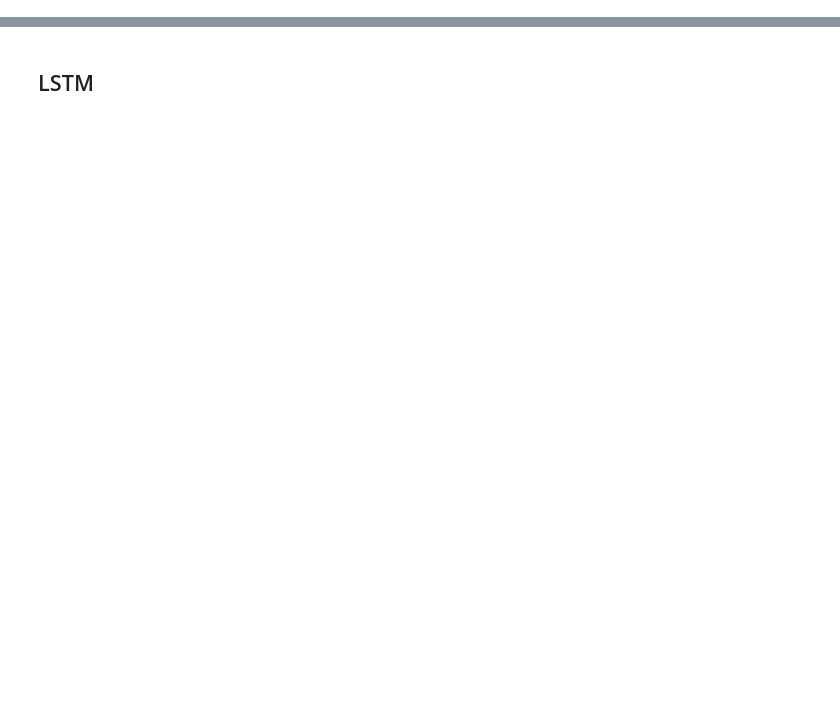
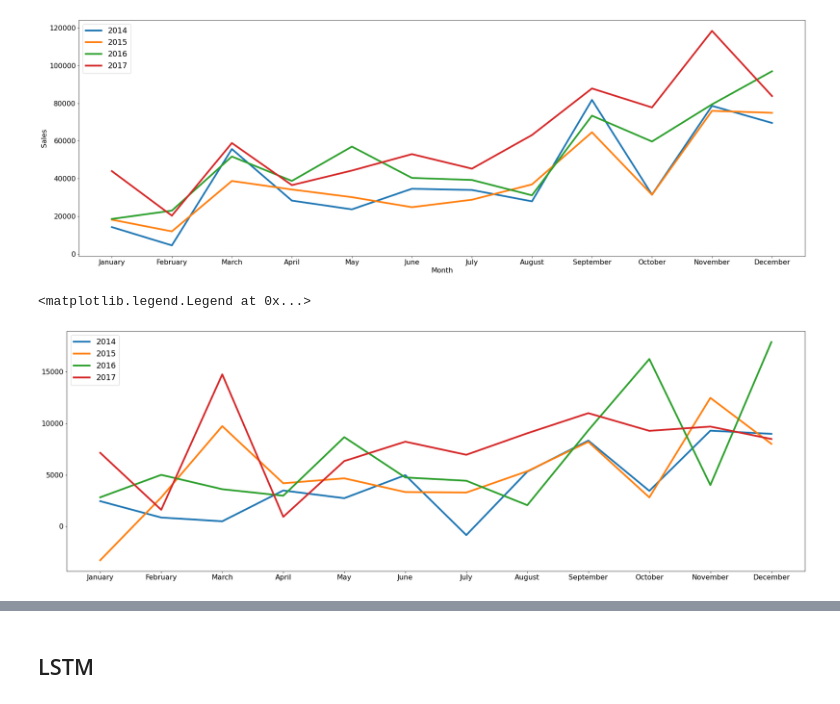
Before and after one commit to munsif246/Sales-Forecasting, a Jupyter notebook: Weekly-Sales-Forecasting.ipynb, the cells around one changed output, grey strips where cells are left out. Drawn from its saved outputs; the diff is of its cells as text; code cells hidden in the pictures; blank space fills up the shorter version.

```diff
--- a/Weekly-Sales-Forecasting.ipynb
+++ b/Weekly-Sales-Forecasting.ipynb
@@ -629,0 +268,48 @@ only showing top 20 rows
+# %%
+plt.rc('font', size=16)
+# Set the axes title font size
+plt.rc('axes', titlesize=16)
+# Set the axes labels font size
+plt.rc('axes', labelsize=16)
+# Set the font size for x tick labels
+plt.rc('xtick', labelsize=16)
+# Set the font size for y tick labels
+plt.rc('ytick', labelsize=16)
+# Set the legend font size
+plt.rc('legend', fontsize=18)
+# Set the font size of the figure title
+plt.rc('figure', titlesize=20)
+
+df_2014 = dateGrouped[dateGrouped['year']==2014][['month','Sales','Profit','Quantity']]
+df_2014 = df_2014.groupby('month').agg({"Sales" : "sum","Profit": "sum","Quantity":"sum"}).reset_index().rename(columns={'sales':'s13'})
+df_2014= Sort_Dataframeby_Month(df=df_2014,monthcolumnname='month')
+df_2015 = dateGrouped[dateGrouped['year']==2015][['month','Sales','Profit','Quantity']]
+df_2015 = df_2015.groupby('month').agg({"Sales" : "sum","Profit": "sum","Quantity":"sum"}).reset_index().rename(columns={'sales':'s13'})
+df_2015= Sort_Dataframeby_Month(df=df_2015,monthcolumnname='month')
+df_2016 = dateGrouped[dateGrouped['year']==2016][['month','Sales','Profit','Quantity']]
+df_2016 = df_2016.groupby('month').agg({"Sales" : "sum","Profit": "sum","Quantity":"sum"}).reset_index().rename(columns={'sales':'s13'})
+df_2016= Sort_Dataframeby_Month(df=df_2016,monthcolumnname='month')
+df_2017 = dateGrouped[dateGrouped['year']==2017][['month','Sales','Profit','Quantity']]
+df_2017 = df_2017.groupby('month').agg({"Sales" : "sum","Profit": "sum","Quantity":"sum"}).reset_index().rename(columns={'sales':'s13'})
+df_2017= Sort_Dataframeby_Month(df=df_2017,monthcolumnname='month')
+
+plt.figure(figsize=(30,10))
+plt.plot(df_2014.month, df_2014.Sales,label = '2014', linewidth=4)
+plt.plot(df_2015.month, df_2015.Sales, label = '2015',linewidth=4)
+plt.plot(df_2016.month, df_2016.Sales,label = '2016',linewidth=4)
+plt.plot(df_2017.month, df_2017.Sales, label = '2017', linewidth=4)
+plt.legend()
+plt.xlabel('Month')
+plt.ylabel('Sales')
+plt.show()
+
+plt.figure(figsize=(30,10))
+plt.plot(df_2014.month, df_2014.Profit,label = '2014', linewidth=4)
+plt.plot(df_2015.month, df_2015.Profit, label = '2015',linewidth=4)
+plt.plot(df_2016.month, df_2016.Profit,label = '2016',linewidth=4)
+plt.plot(df_2017.month, df_2017.Profit, label = '2017', linewidth=4)
+plt.legend()
+# %% [output]
+[figure, added]
+<matplotlib.legend.Legend at 0x...>
+[figure, added]
```
Also changed, not shown: parts of 132 cells of this notebook.
